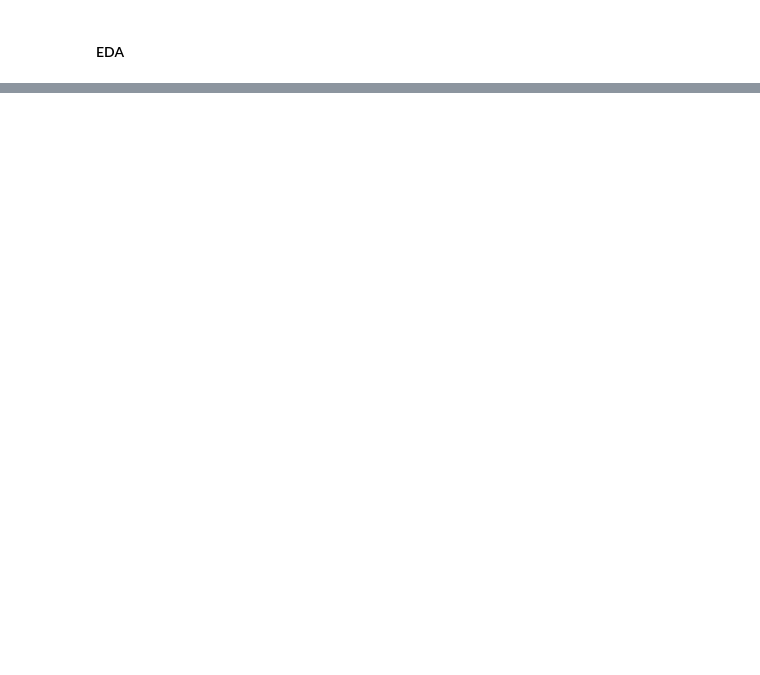
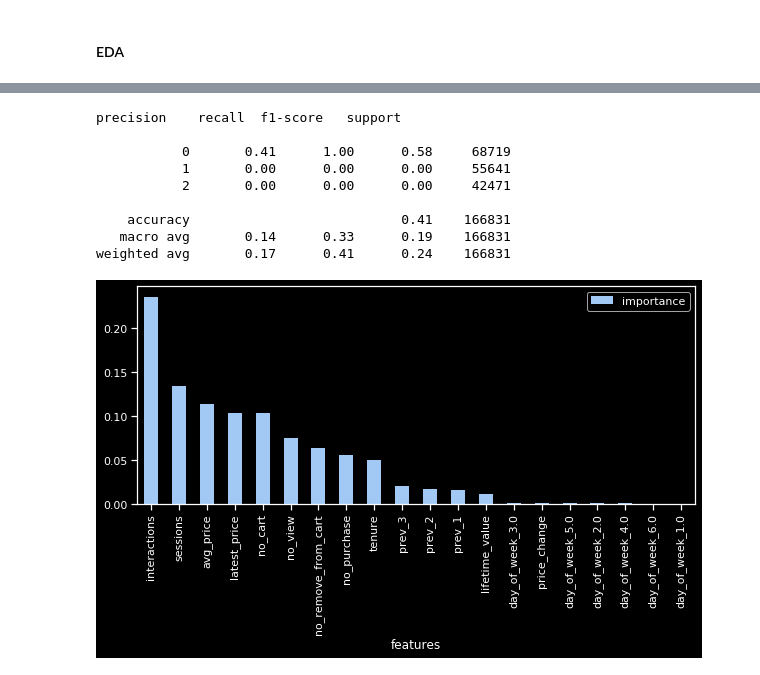
Before and after one commit to sachinnpraburaj/Session-based-e-commerce-events-classification, a Jupyter notebook: notebooks/multi-class classification.ipynb, the cells around one changed output, grey strips where cells are left out. Saved outputs shown, nothing was run; the diff lists cells and outputs as text; code cells hidden in the pictures; blank space fills up the shorter version.

```diff
--- a/notebooks/multi-class classification.ipynb
+++ b/notebooks/multi-class classification.ipynb
@@ -77,0 +185,20 @@ plt.show()
+# %%
+rf = RandomForestClassifier(random_state=0, max_depth=6, n_estimators=200, min_samples_split=0.2, n_jobs=-1, max_samples=0.5)
+rf.fit(X_train,y_train)
+y_pred = rf.predict(X_test)
+print(classification_report(y_test,y_pred))
+fig,ax = plt.subplots(figsize=(10,4))
+pd.DataFrame({'features':predictors,'importance':rf.feature_importances_}).sort_values('importance',ascending=0).plot.bar('features','importance',ax=ax)
+plt.show()
+plt.close()
+# %% [output]
+precision    recall  f1-score   support
+
+           0       0.41      1.00      0.58     68719
+           1       0.00      0.00      0.00     55641
+           2       0.00      0.00      0.00     42471
+
+    accuracy                           0.41    166831
+   macro avg       0.14      0.33      0.19    166831
+weighted avg       0.17      0.41      0.24    166831
+[figure, added]
```
Also changed, not shown: parts of 14 cells of this notebook, 1 other file.
